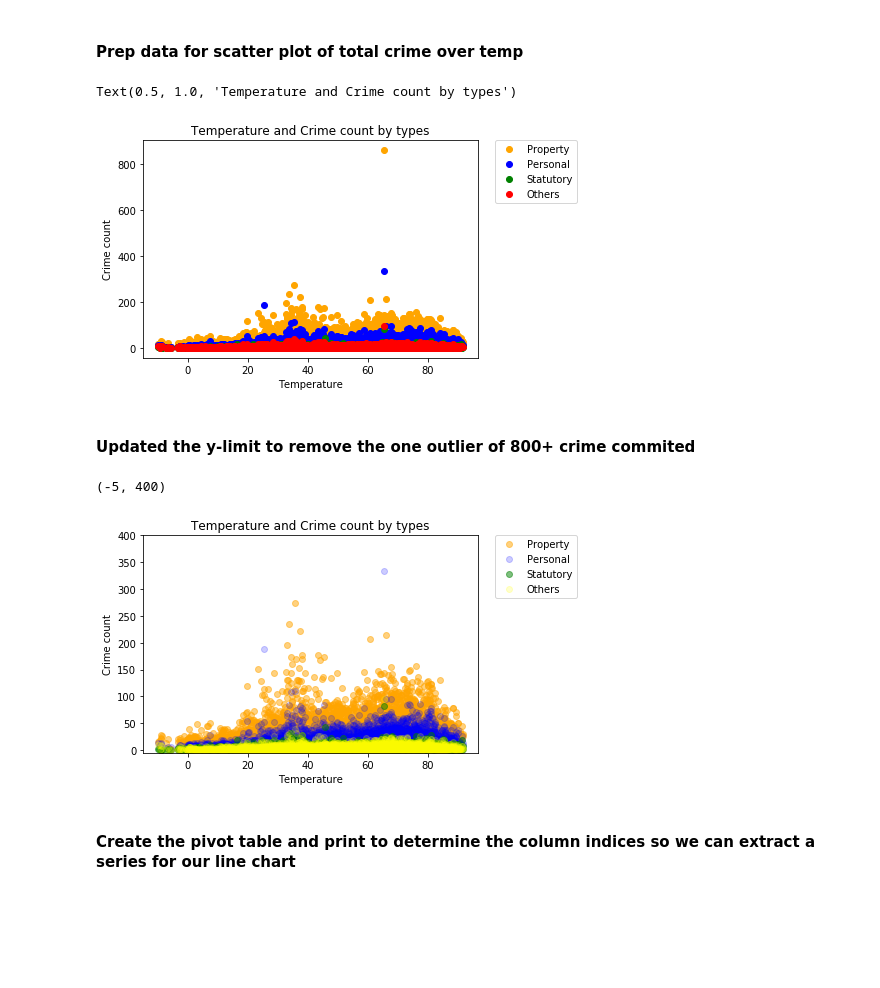
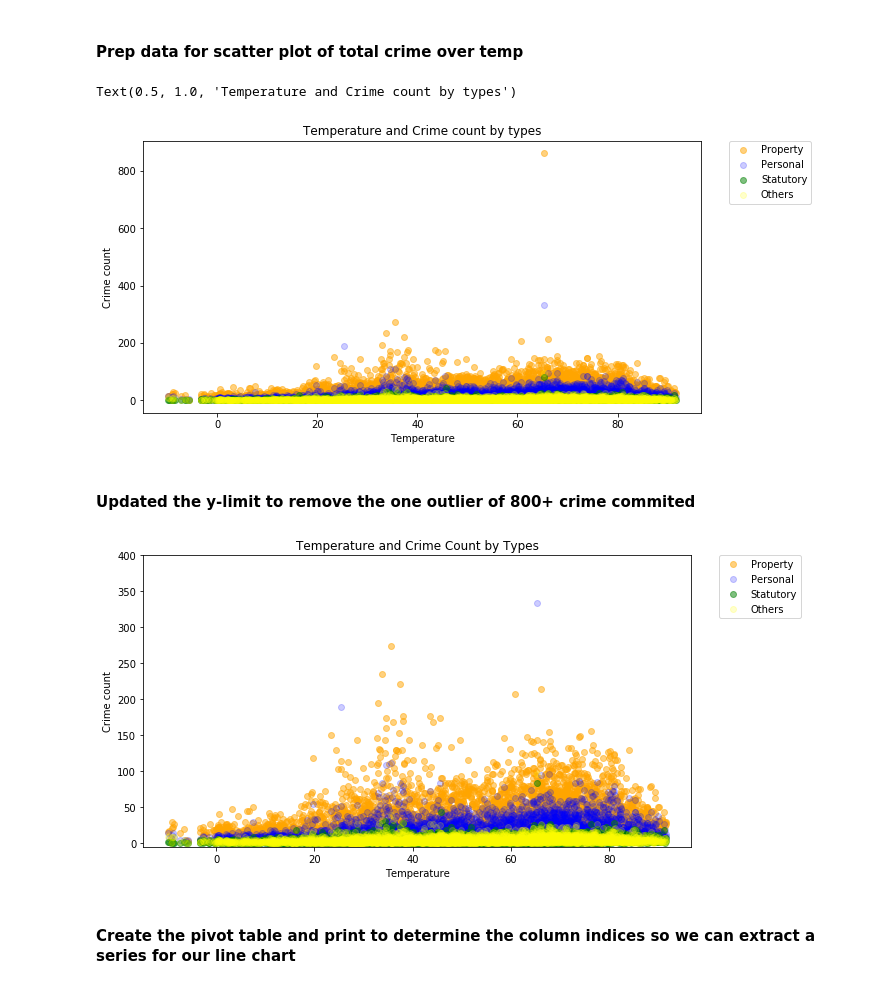
Before and after one commit to chengchenggan/Chicago_Crime_Weather, a Jupyter notebook: Resources/FinalNotebook.ipynb, the cells around one changed output. Drawn from its saved outputs; the diff is of its cells as text; code cells hidden in the pictures; blank space fills up the shorter version.

Commit message:
Cleaned up final chart

```diff
--- a/Resources/FinalNotebook.ipynb
+++ b/Resources/FinalNotebook.ipynb
@@ -14,7 +15,7 @@ crime = pd.read_csv('Crime_data_2016.csv')
 # %%
 # Extract the month from our date field for use with future plot
 crime['Month']= pd.DatetimeIndex(crime['ShortDate']).month
-crime['Month'] = crime['Month'].apply(lambda x: calendar.month_abbr[x])
+
 crime.head()
 # %% [output]
 |  | Unnamed: 0 | Case Number | Primary Type | Date | ShortDate | Hour | Year | DateConvert | Month |
@@ -86,6 +87,7 @@ combined_df.head()
 # %% [markdown]
 #### Prep data for scatter plot of total crime over temp
 # %%
+
 scatter_df = pd.pivot_table(combined_df,values='Case Number', index='Temp_Farenheit',columns='bucket',  aggfunc=lambda x: len(x.unique()),fill_value=0)
 scat_x = scatter_df.index.tolist()
 
@@ -97,44 +99,51 @@ Stat_scat = scatter_df[scatter_df.columns[3]]
 # ax = plt.plot(kind='scatter', x=scat_x, y=Oth_scat)
 # plt.plot(scat_x,PersDF)
 
-fig, ax = plt.subplots()
+fig, ax = plt.subplots(figsize=(10,5))
+
 ax.plot(scat_x, Prop_scat,
         color = 'orange',
         linestyle='',
         marker='o',
+        alpha = 0.5,
+        linewidth = 1.0,
         label = 'Property')
-
 ax.plot(scat_x, Pers_scat,
         color = 'blue',
         linestyle='',
         marker='o',
+        alpha = 0.2,
+        linewidth = 1.0,
         label = 'Personal')
-
 ax.plot(scat_x, Stat_scat,
         color = 'green',
         linestyle='',
         marker='o',
+        alpha = 0.5,
+        linewidth = 1.0,
         label = 'Statutory')
-
 ax.plot(scat_x, Oth_scat,
-        color = 'red',
+        color = 'yellow',
         linestyle='',
         marker='o',
+        alpha = 0.2,
+        linewidth = 1.0,
         label = 'Others')
 
 # Incorporate the graph properties
 plt.legend(bbox_to_anchor=(1.05, 1), loc='upper left', borderaxespad=0.)
 plt.xlabel("Temperature")
 plt.ylabel("Crime count")
 plt.title('Temperature and Crime count by types')
 # %% [output]
 Text(0.5, 1.0, 'Temperature and Crime count by types')
-[figure, old version]
+[figure, new version]
 # %% [markdown]
 #### Updated the y-limit to remove the one outlier of 800+ crime commited
 # %%
 # Build the Scatter Plot
-fig, ax = plt.subplots()
+
+fig, ax = plt.subplots(figsize=(10,5))
 
 ax.plot(scat_x, Prop_scat,
         color = 'orange',
@@ -169,10 +178,11 @@ ax.plot(scat_x, Oth_scat,
 plt.legend(bbox_to_anchor=(1.05, 1), loc='upper left', borderaxespad=0.)
 plt.xlabel("Temperature")
 plt.ylabel("Crime count")
-plt.title('Temperature and Crime count by types')
+plt.title('Temperature and Crime Count by Types')
 ax.set_ylim(-5,400)
+plt.tight_layout()
+plt.savefig('TempAndCrimebyType_Scatter.pdf')
 # %% [output]
-(-5, 400)
-[figure, old version]
+[figure, new version]
 # %% [markdown]
 #### Create the pivot table and print to determine the column indices so we can extract a series for our line chart
```
Also changed, not shown: parts of 26 cells of this notebook, 5 other files.
